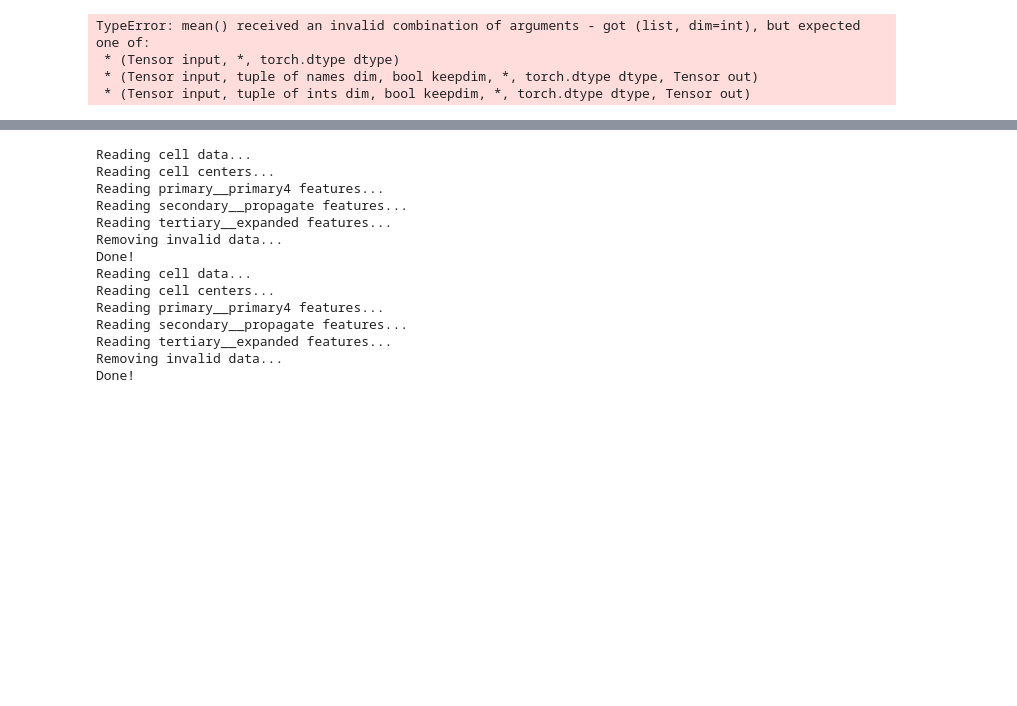
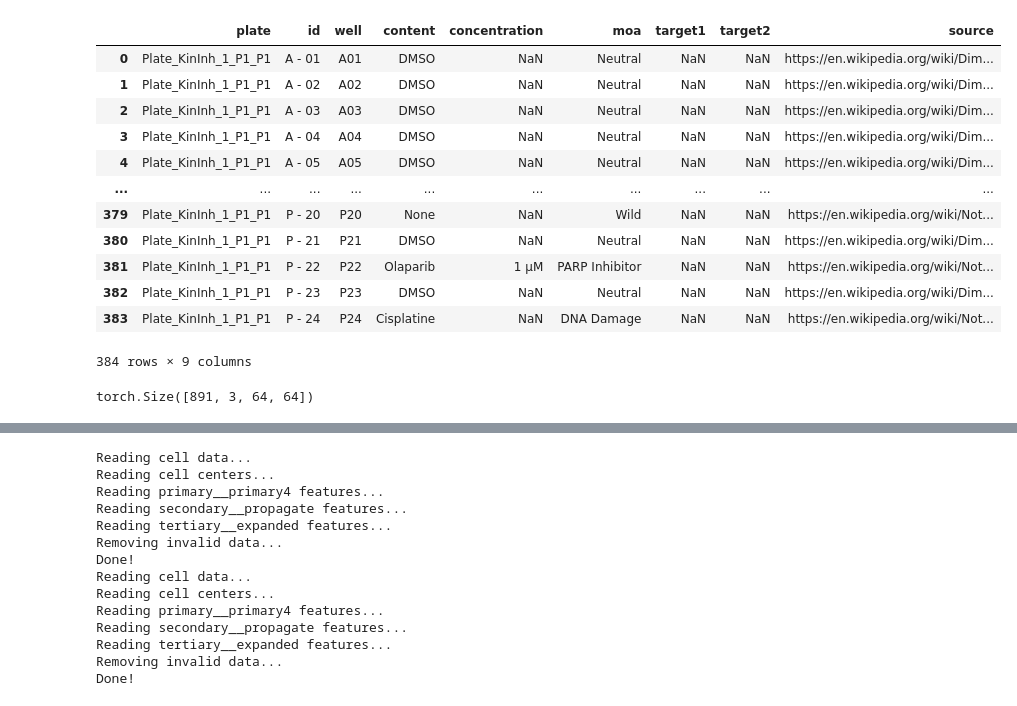
Before and after one commit to hclimente/janus, a Jupyter notebook: siamese_boyd_2019.ipynb, the cells around one changed output, grey strips where cells are left out. Drawn from its saved outputs; the diff is of its cells as text; code cells hidden in the pictures; blank space fills up the shorter version.

```diff
--- a/siamese_boyd_2019.ipynb
+++ b/siamese_boyd_2019.ipynb
@@ -5,9 +5,26 @@
 # %%
 from datasets import Boyd2019
 
-Boyd2019('multi-cell-line/PlateMap-KPP_MOA.xlsx')
+metadata = Boyd2019.read_metadata('data/boyd_2019_PlateMap-KPP_MOA.xlsx')
+
+ds = Boyd2019('data/boyd_2019', metadata)
-# %% [output]
-TypeError: mean() received an invalid combination of arguments - got (list, dim=int), but expected one of:
- * (Tensor input, *, torch.dtype dtype)
- * (Tensor input, tuple of names dim, bool keepdim, *, torch.dtype dtype, Tensor out)
- * (Tensor input, tuple of ints dim, bool keepdim, *, torch.dtype dtype, Tensor out)
+# %%
+metadata
+# %% [output]
+|  | plate | id | well | content | concentration | moa | target1 | target2 | source |
+| 0 | Plate_KinInh_1_P1_P1 | A - 01 | A01 | DMSO | NaN | Neutral | NaN | NaN | https://en.wikipedia.org/wiki/Dim... |
+| 1 | Plate_KinInh_1_P1_P1 | A - 02 | A02 | DMSO | NaN | Neutral | NaN | NaN | https://en.wikipedia.org/wiki/Dim... |
+| 2 | Plate_KinInh_1_P1_P1 | A - 03 | A03 | DMSO | NaN | Neutral | NaN | NaN | https://en.wikipedia.org/wiki/Dim... |
+| 3 | Plate_KinInh_1_P1_P1 | A - 04 | A04 | DMSO | NaN | Neutral | NaN | NaN | https://en.wikipedia.org/wiki/Dim... |
+| 4 | Plate_KinInh_1_P1_P1 | A - 05 | A05 | DMSO | NaN | Neutral | NaN | NaN | https://en.wikipedia.org/wiki/Dim... |
+| ... | ... | ... | ... | ... | ... | ... | ... | ... | ... |
+| 379 | Plate_KinInh_1_P1_P1 | P - 20 | P20 | None | NaN | Wild | NaN | NaN | https://en.wikipedia.org/wiki/Not... |
+| 380 | Plate_KinInh_1_P1_P1 | P - 21 | P21 | DMSO | NaN | Neutral | NaN | NaN | https://en.wikipedia.org/wiki/Dim... |
+| 381 | Plate_KinInh_1_P1_P1 | P - 22 | P22 | Olaparib | 1 µM | PARP Inhibitor | NaN | NaN | https://en.wikipedia.org/wiki/Not... |
+| 382 | Plate_KinInh_1_P1_P1 | P - 23 | P23 | DMSO | NaN | Neutral | NaN | NaN | https://en.wikipedia.org/wiki/Dim... |
+| 383 | Plate_KinInh_1_P1_P1 | P - 24 | P24 | Cisplatine | NaN | DNA Damage | NaN | NaN | https://en.wikipedia.org/wiki/Not... |
+384 rows × 9 columns
+# %%
+ds.mda231.shape
+# %% [output]
+torch.Size([891, 3, 64, 64])
```
Also changed, not shown: parts of 1 cell of this notebook, 10 other files.
